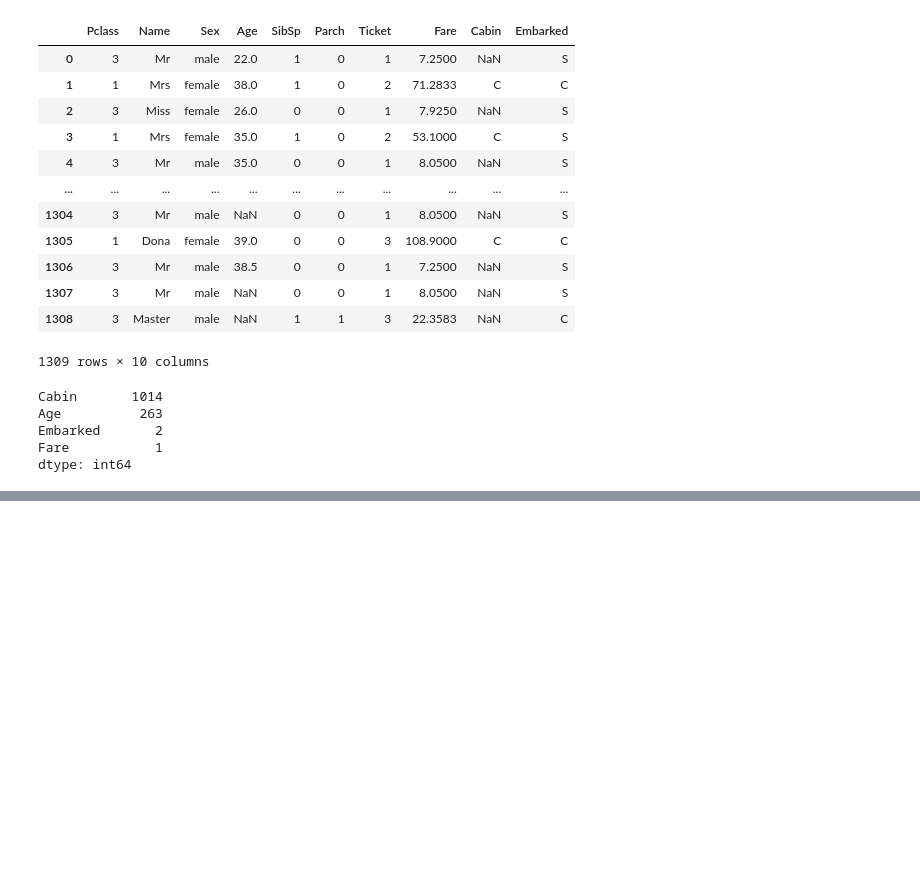
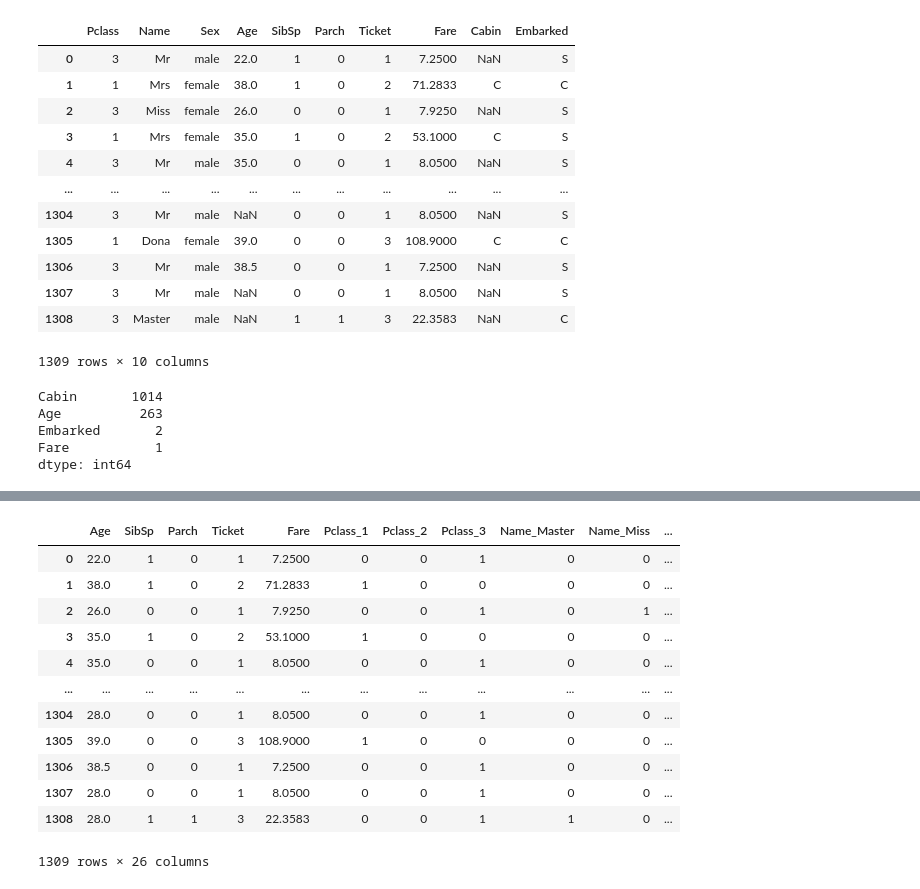
Before and after one commit to ycchiu18/xiemen1129, a Jupyter notebook: titanic.ipynb, the cells around one changed output, grey strips where cells are left out. Saved outputs shown, nothing was run; the diff lists cells and outputs as text; code cells hidden in the pictures; blank space fills up the shorter version.

```diff
--- a/titanic.ipynb
+++ b/titanic.ipynb
@@ -106,0 +181,17 @@ dtype: int64
+# %%
+datas["Family"] = datas["SibSp"] + datas["Parch"]
+datas
+# %% [output]
+|  | Age | SibSp | Parch | Ticket | Fare | Pclass_1 | Pclass_2 | Pclass_3 | Name_Master | Name_Miss | ... |
+| 0 | 22.0 | 1 | 0 | 1 | 7.2500 | 0 | 0 | 1 | 0 | 0 | ... |
+| 1 | 38.0 | 1 | 0 | 2 | 71.2833 | 1 | 0 | 0 | 0 | 0 | ... |
+| 2 | 26.0 | 0 | 0 | 1 | 7.9250 | 0 | 0 | 1 | 0 | 1 | ... |
+| 3 | 35.0 | 1 | 0 | 2 | 53.1000 | 1 | 0 | 0 | 0 | 0 | ... |
+| 4 | 35.0 | 0 | 0 | 1 | 8.0500 | 0 | 0 | 1 | 0 | 0 | ... |
+| ... | ... | ... | ... | ... | ... | ... | ... | ... | ... | ... | ... |
+| 1304 | 28.0 | 0 | 0 | 1 | 8.0500 | 0 | 0 | 1 | 0 | 0 | ... |
+| 1305 | 39.0 | 0 | 0 | 3 | 108.9000 | 1 | 0 | 0 | 0 | 0 | ... |
+| 1306 | 38.5 | 0 | 0 | 1 | 7.2500 | 0 | 0 | 1 | 0 | 0 | ... |
+| 1307 | 28.0 | 0 | 0 | 1 | 8.0500 | 0 | 0 | 1 | 0 | 0 | ... |
+| 1308 | 28.0 | 1 | 1 | 3 | 22.3583 | 0 | 0 | 1 | 1 | 0 | ... |
+1309 rows × 26 columns
```
Also changed, not shown: parts of 6 cells of this notebook.
